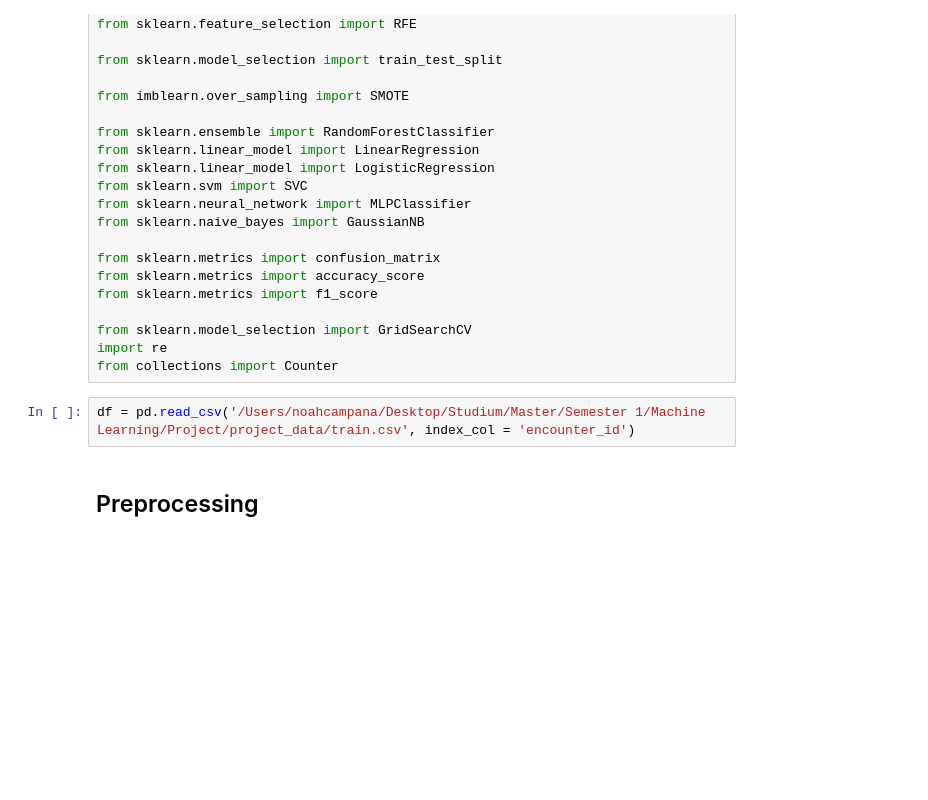
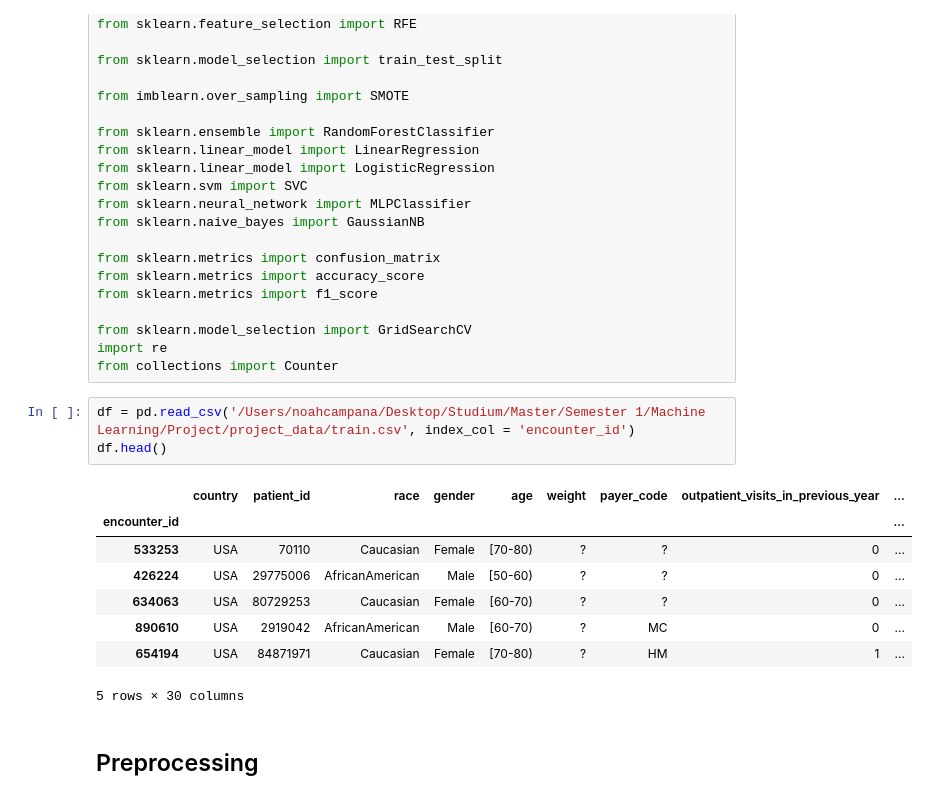
Before and after one commit to cmpnoah/Hospital_ML, a Jupyter notebook: Data_processing_pipeline.ipynb, the cells around one changed output. Saved outputs shown, nothing was run; the diff lists cells and outputs as text; blank space fills up the shorter version.

```diff
--- a/Data_processing_pipeline.ipynb
+++ b/Data_processing_pipeline.ipynb
@@ -46,6 +46,16 @@ import re
 from collections import Counter
 # %%
 df = pd.read_csv('/Users/noahcampana/Desktop/Studium/Master/Semester 1/Machine Learning/Project/project_data/train.csv', index_col = 'encounter_id')
+df.head()
+# %% [output]
+|  | country | patient_id | race | gender | age | weight | payer_code | outpatient_visits_in_previous_year | ... |
+| encounter_id |  |  |  |  |  |  |  |  | ... |
+| 533253 | USA | 70110 | Caucasian | Female | [70-80) | ? | ? | 0 | ... |
+| 426224 | USA | 29775006 | AfricanAmerican | Male | [50-60) | ? | ? | 0 | ... |
+| 634063 | USA | 80729253 | Caucasian | Female | [60-70) | ? | ? | 0 | ... |
+| 890610 | USA | 2919042 | AfricanAmerican | Male | [60-70) | ? | MC | 0 | ... |
+| 654194 | USA | 84871971 | Caucasian | Female | [70-80) | ? | HM | 1 | ... |
+5 rows × 30 columns
 # %% [markdown]
 ## Preprocessing <a class="anchor" id="2"></a>
 # %%
```
Also changed, not shown: parts of 16 cells of this notebook.
